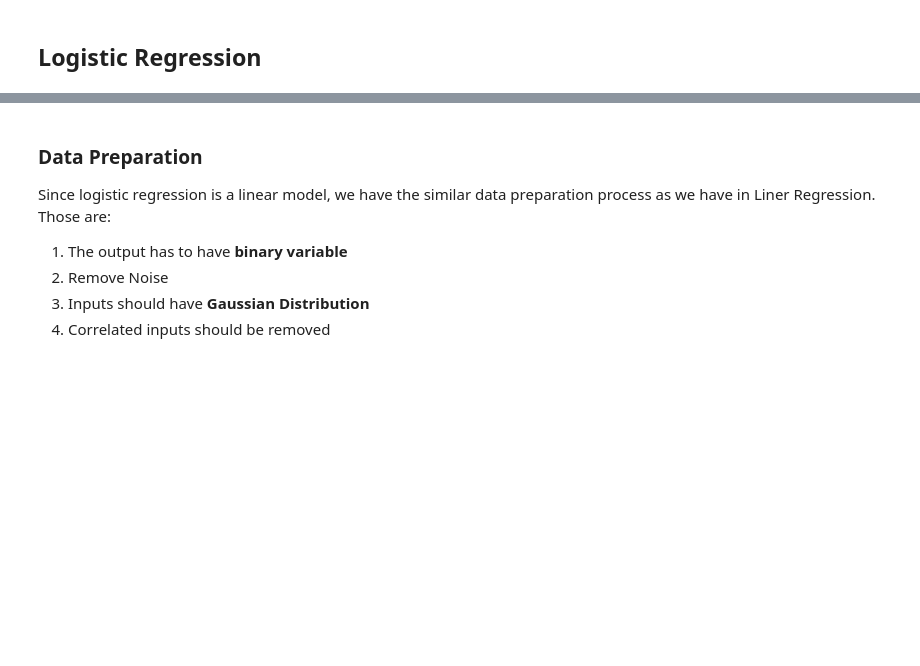
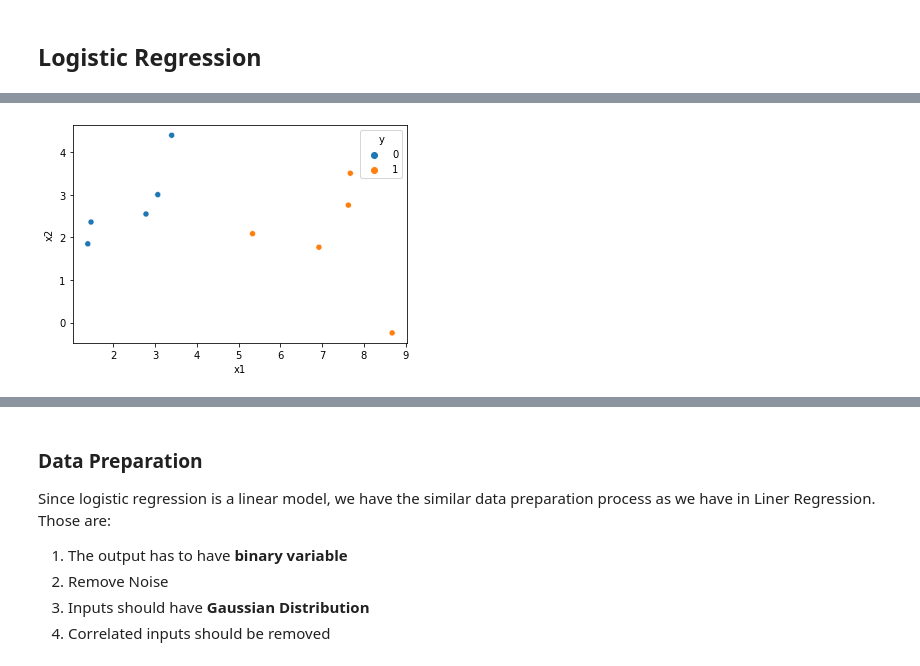
Before and after one commit to muscak/Master-Machine-Learning-Algorithms, a Jupyter notebook: Linear-Algorithms/Logistic-Regression/Logistic Regression.ipynb, the cells around one changed output, grey strips where cells are left out. Cells and saved outputs as stored; diff of their text form; code cells hidden in the pictures; blank space fills up the shorter version.

```diff
--- a/Linear-Algorithms/Logistic-Regression/Logistic Regression.ipynb
+++ b/Linear-Algorithms/Logistic-Regression/Logistic Regression.ipynb
@@ -70,0 +72,11 @@ plt.show()
+# %%
+x1 = [2.7810836, 1.465489372, 3.396561688, 1.38807019, 3.06407232, 7.627531214, 5.332441248, 6.922596716, 8.675418651, 7.673756466]
+x2 = [2.550537003, 2.362125076, 4.400293529, 1.850220317, 3.005305973, 2.759262235, 2.088626775, 1.77106367, -0.242068655, 3.508563011]
+y = [0, 0, 0, 0, 0, 1, 1, 1, 1, 1]
+
+df = pd.DataFrame(columns=['x1', 'x2', 'y'])
+df['x1'] = x1
+df['x2'] = x2
+df['y'] = y
+
+df
@@ -70,0 +95,5 @@ plt.show()
+# %%
+sb.scatterplot(data=df, x='x1', y='x2', hue='y')
+plt.show()
+# %% [output]
+[figure, added]
```
Also changed, not shown: parts of 5 cells of this notebook.
